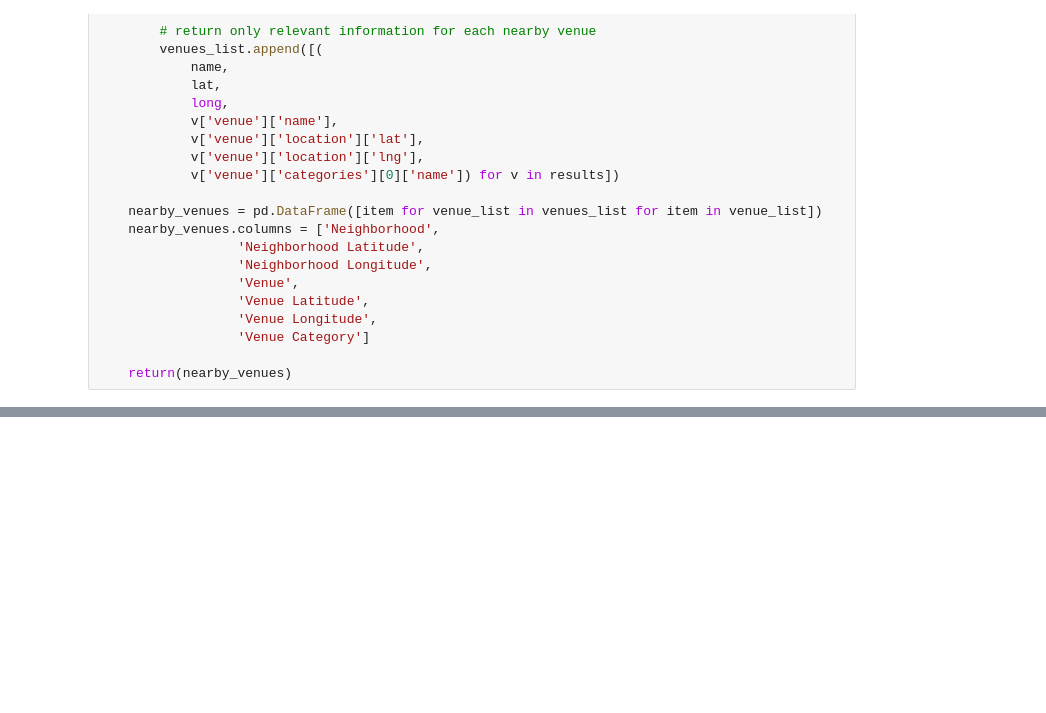
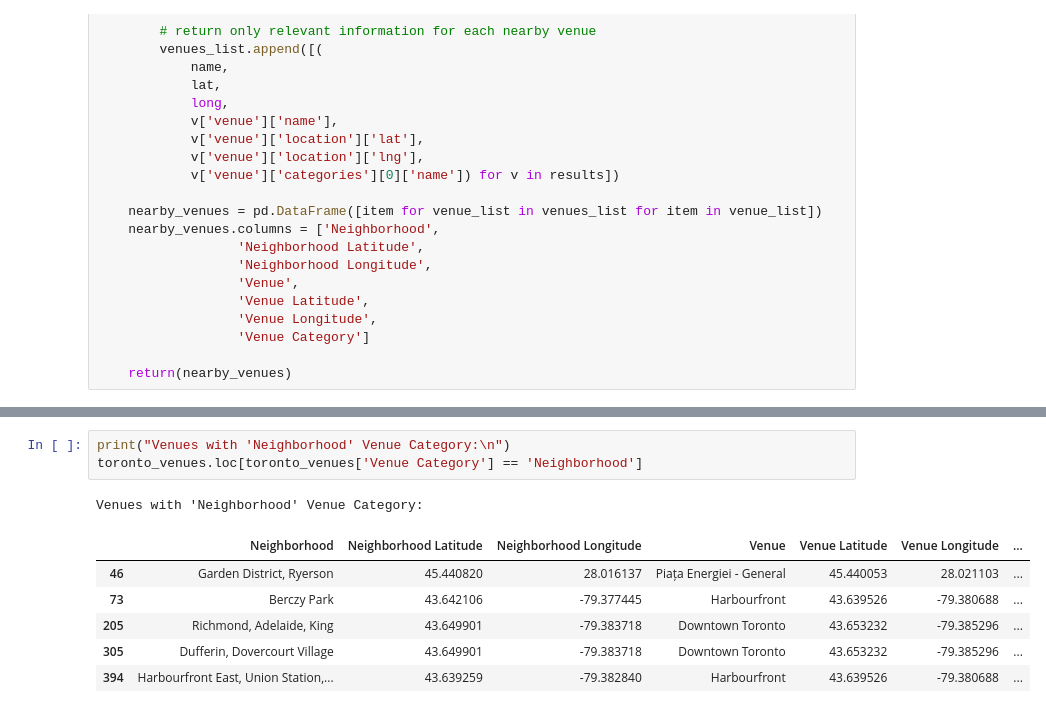
Before and after one commit to prak112/Coursera-IBM_Capstone, a Jupyter notebook: Week3_NeighborhoodClusteringProject.ipynb, the cells around one changed output, grey strips where cells are left out. Saved outputs shown, nothing was run; the diff lists cells and outputs as text; blank space fills up the shorter version.

```diff
--- a/Week3_NeighborhoodClusteringProject.ipynb
+++ b/Week3_NeighborhoodClusteringProject.ipynb
@@ -264,0 +301,11 @@ Business reply mail Processing Centre, South Central Letter Processing Plant Tor
+# %%
+print("Venues with 'Neighborhood' Venue Category:\n")
+toronto_venues.loc[toronto_venues['Venue Category'] == 'Neighborhood']
+# %% [output]
+Venues with 'Neighborhood' Venue Category:
+|  | Neighborhood | Neighborhood Latitude | Neighborhood Longitude | Venue | Venue Latitude | Venue Longitude | ... |
+| 46 | Garden District, Ryerson | 45.440820 | 28.016137 | Piața Energiei - General | 45.440053 | 28.021103 | ... |
+| 73 | Berczy Park | 43.642106 | -79.377445 | Harbourfront | 43.639526 | -79.380688 | ... |
+| 205 | Richmond, Adelaide, King | 43.649901 | -79.383718 | Downtown Toronto | 43.653232 | -79.385296 | ... |
+| 305 | Dufferin, Dovercourt Village | 43.649901 | -79.383718 | Downtown Toronto | 43.653232 | -79.385296 | ... |
+| 394 | Harbourfront East, Union Station,... | 43.639259 | -79.382840 | Harbourfront | 43.639526 | -79.380688 | ... |
```
Also changed, not shown: parts of 17 cells of this notebook.
